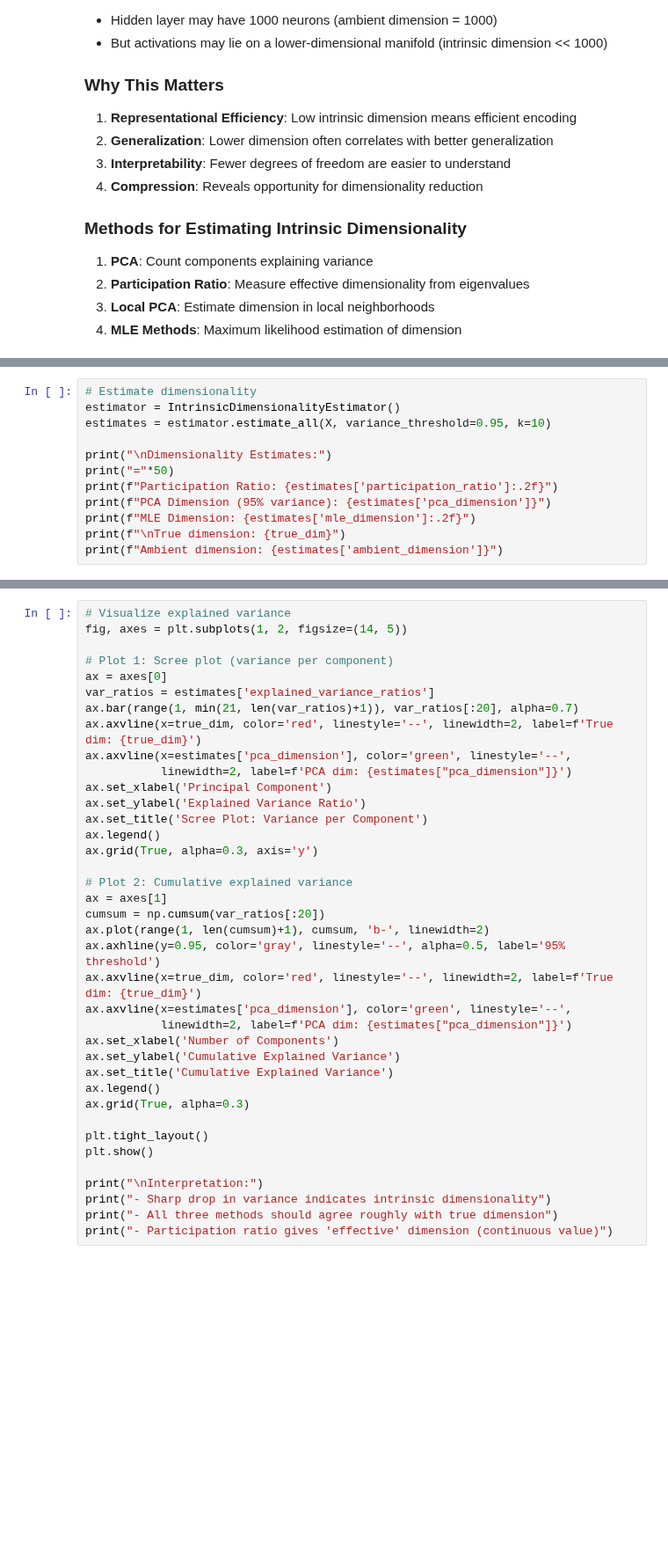
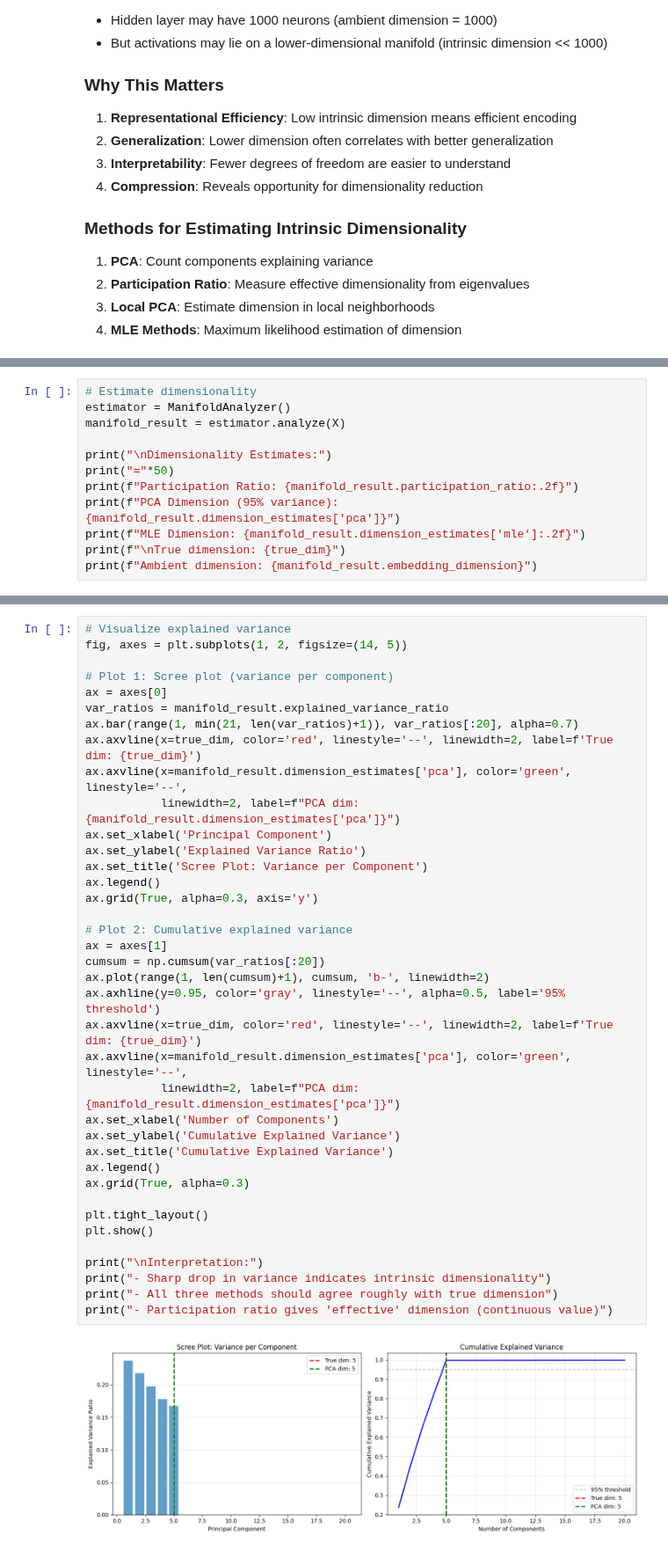
Before and after one commit to sidhulyalkar/neurOS-v1, a Jupyter notebook: packages/neuros-mechint/examples/06_dynamical_systems.ipynb, the cells around one changed output, grey strips where cells are left out. Shown at 88% size. Saved outputs shown, nothing was run; the diff lists cells and outputs as text; blank space fills up the shorter version.

```diff
--- a/packages/neuros-mechint/examples/06_dynamical_systems.ipynb
+++ b/packages/neuros-mechint/examples/06_dynamical_systems.ipynb
@@ -550,12 +847,12 @@ print(f"  Number of samples: {X.shape[0]}")
 # %%
 # Estimate dimensionality
-estimator = IntrinsicDimensionalityEstimator()
-estimates = estimator.estimate_all(X, variance_threshold=0.95, k=10)
+estimator = ManifoldAnalyzer()
+manifold_result = estimator.analyze(X)
 
 print("\nDimensionality Estimates:")
 print("="*50)
-print(f"Participation Ratio: {estimates['participation_ratio']:.2f}")
-print(f"PCA Dimension (95% variance): {estimates['pca_dimension']}")
-print(f"MLE Dimension: {estimates['mle_dimension']:.2f}")
+print(f"Participation Ratio: {manifold_result.participation_ratio:.2f}")
+print(f"PCA Dimension (95% variance): {manifold_result.dimension_estimates['pca']}")
+print(f"MLE Dimension: {manifold_result.dimension_estimates['mle']:.2f}")
 print(f"\nTrue dimension: {true_dim}")
-print(f"Ambient dimension: {estimates['ambient_dimension']}")
+print(f"Ambient dimension: {manifold_result.embedding_dimension}")
@@ -565,35 +871,37 @@ fig, axes = plt.subplots(1, 2, figsize=(14, 5))
 
 # Plot 1: Scree plot (variance per component)
 ax = axes[0]
-var_ratios = estimates['explained_variance_ratios']
+var_ratios = manifold_result.explained_variance_ratio
 ax.bar(range(1, min(21, len(var_ratios)+1)), var_ratios[:20], alpha=0.7)
 ax.axvline(x=true_dim, color='red', linestyle='--', linewidth=2, label=f'True dim: {true_dim}')
-ax.axvline(x=estimates['pca_dimension'], color='green', linestyle='--',
-           linewidth=2, label=f'PCA dim: {estimates["pca_dimension"]}')
+ax.axvline(x=manifold_result.dimension_estimates['pca'], color='green', linestyle='--',
+           linewidth=2, label=f"PCA dim: {manifold_result.dimension_estimates['pca']}")
 ax.set_xlabel('Principal Component')
 ax.set_ylabel('Explained Variance Ratio')
 ax.set_title('Scree Plot: Variance per Component')
 ax.legend()
 ax.grid(True, alpha=0.3, axis='y')
 
 # Plot 2: Cumulative explained variance
 ax = axes[1]
 cumsum = np.cumsum(var_ratios[:20])
 ax.plot(range(1, len(cumsum)+1), cumsum, 'b-', linewidth=2)
 ax.axhline(y=0.95, color='gray', linestyle='--', alpha=0.5, label='95% threshold')
 ax.axvline(x=true_dim, color='red', linestyle='--', linewidth=2, label=f'True dim: {true_dim}')
-ax.axvline(x=estimates['pca_dimension'], color='green', linestyle='--',
-           linewidth=2, label=f'PCA dim: {estimates["pca_dimension"]}')
+ax.axvline(x=manifold_result.dimension_estimates['pca'], color='green', linestyle='--',
+           linewidth=2, label=f"PCA dim: {manifold_result.dimension_estimates['pca']}")
 ax.set_xlabel('Number of Components')
 ax.set_ylabel('Cumulative Explained Variance')
 ax.set_title('Cumulative Explained Variance')
 ax.legend()
 ax.grid(True, alpha=0.3)
 
 plt.tight_layout()
 plt.show()
 
 print("\nInterpretation:")
 print("- Sharp drop in variance indicates intrinsic dimensionality")
 print("- All three methods should agree roughly with true dimension")
 print("- Participation ratio gives 'effective' dimension (continuous value)")
+# %% [output]
+[figure, added]
```
Also changed, not shown: parts of 22 cells of this notebook, 2 other files.
